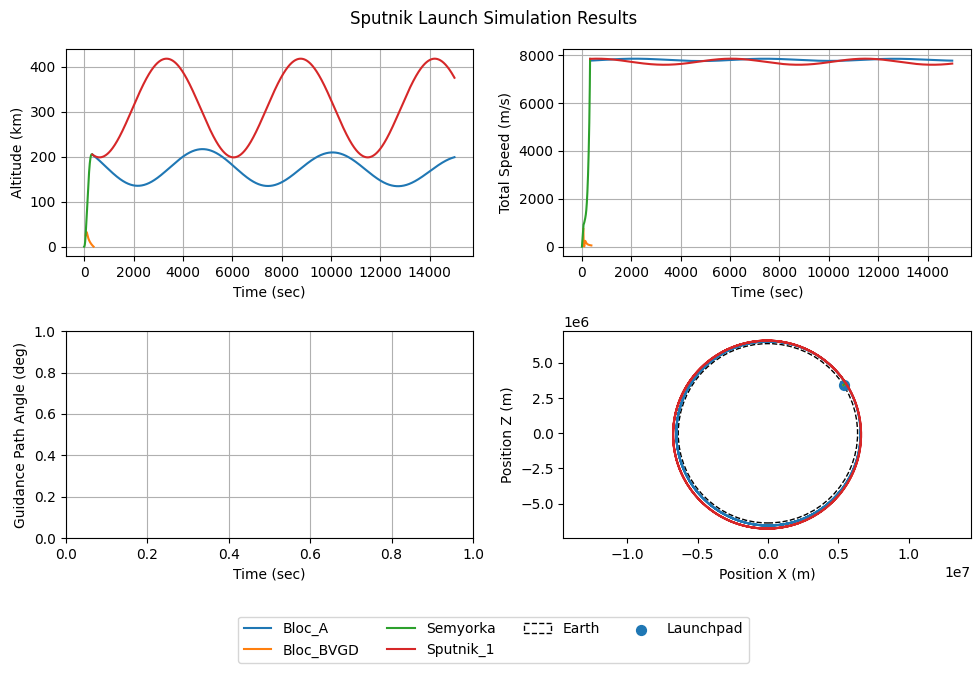
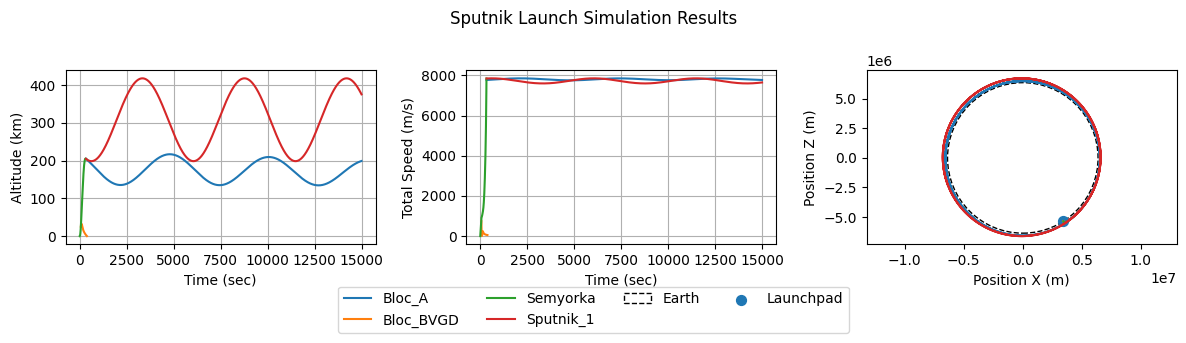
Unified diff of the notebook cell whose output changed from the first chart to the second:
--- before
+++ after
@@ -1,9 +1,8 @@
-fig, ax = plt.subplots(ncols=2, nrows=2, figsize=(10, 6))
+fig, ax = plt.subplots(ncols=3, nrows=1, figsize=(12, 3))
 ax = ax.ravel()
 
 sns.lineplot(data=df, x="time", y="altitude_km", hue="name", ax=ax[0])
 sns.lineplot(data=df, x="time", y="speed", hue="name", ax=ax[1])
-sns.lineplot(data=df, x="time", y="gamma_deg", hue="name", ax=ax[2])
-sns.lineplot(data=df, x="posx", y="posz", hue="name", ax=ax[3], sort=False, errorbar=None)
+sns.lineplot(data=df, x="posx", y="posz", hue="name", ax=ax[2], sort=False, errorbar=None)
 
 ax[0].set_xlabel("Time (sec)")
@@ -13,11 +12,8 @@
 ax[1].set_ylabel("Total Speed (m/s)")
 
-ax[2].set_xlabel("Time (sec)")
-ax[2].set_ylabel("Guidance Path Angle (deg)")
-
-plot_2D_planet_with_points(earth, points = [launchpad], ax=ax[3], display="planet")
-ax[3].set_xlabel("Position X (m)")
-ax[3].set_ylabel("Position Z (m)")
-ax[3].set_aspect("equal", adjustable="datalim")
+plot_2D_planet_with_points(earth, points = [launchpad], ax=ax[2], display="planet")
+ax[2].set_xlabel("Position X (m)")
+ax[2].set_ylabel("Position Z (m)")
+ax[2].set_aspect("equal", adjustable="datalim")
 
 for a in ax:

Commit: Updated notebooks